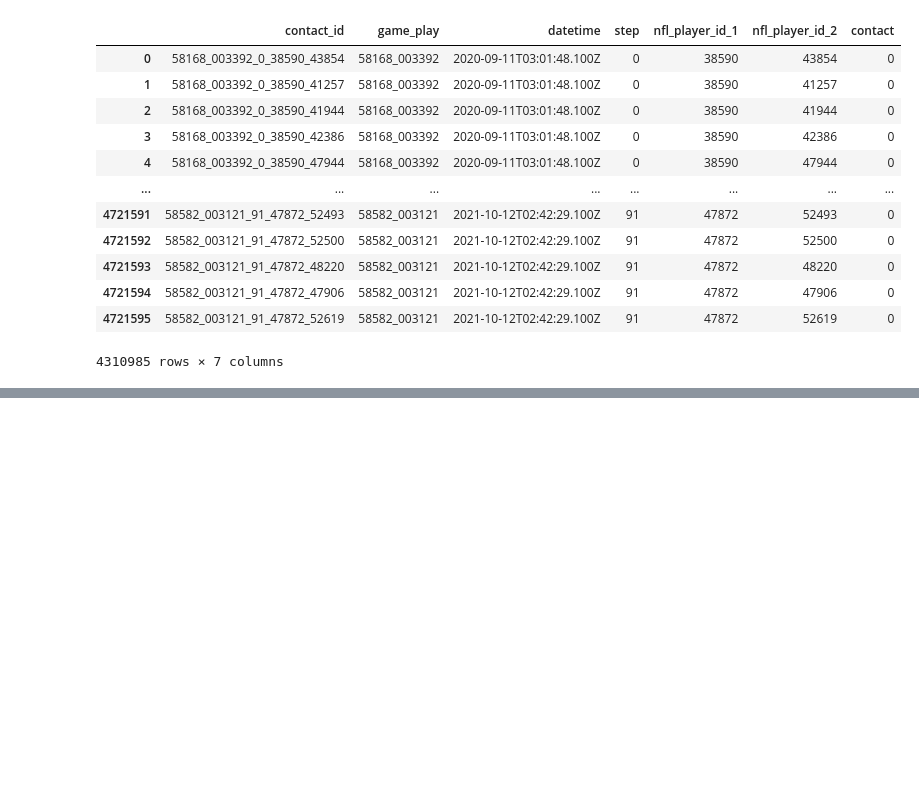
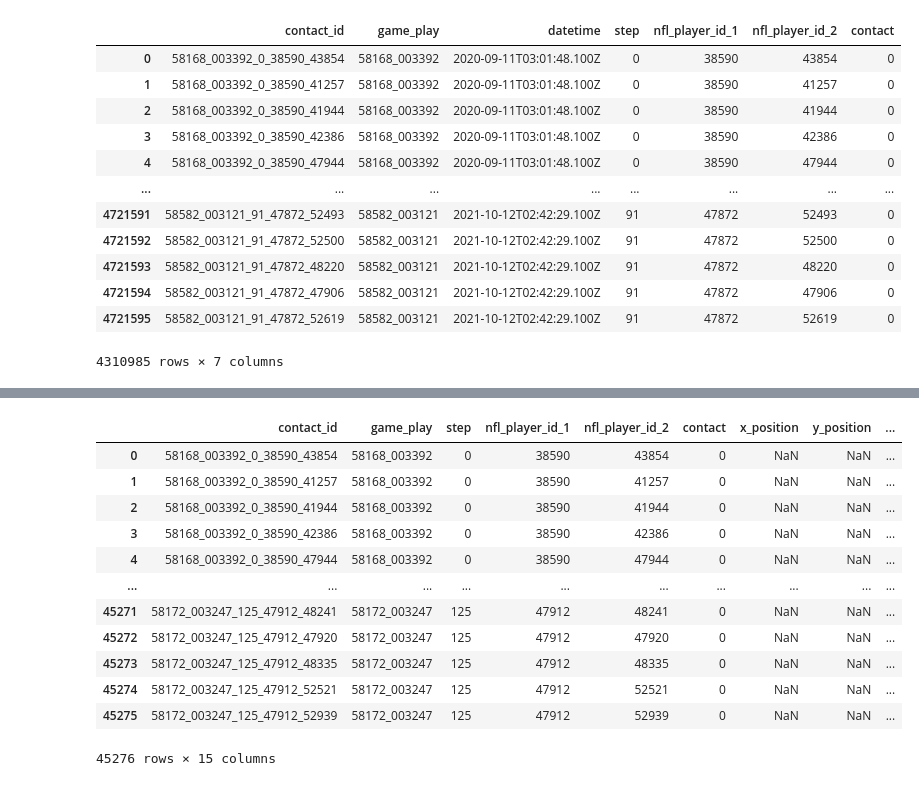
Before and after one commit to jjooki/Player-Contact-Detection, a Jupyter notebook: detection.ipynb, the cells around one changed output, grey strips where cells are left out. Drawn from its saved outputs; the diff is of its cells as text; code cells hidden in the pictures; blank space fills up the shorter version.

```diff
--- a/detection.ipynb
+++ b/detection.ipynb
@@ -485,0 +679,16 @@ def make_graph_tracking(tracking):
+# %%
+te_ground_contact_tracking
+# %% [output]
+|  | contact_id | game_play | step | nfl_player_id_1 | nfl_player_id_2 | contact | x_position | y_position | ... |
+| 0 | 58168_003392_0_38590_43854 | 58168_003392 | 0 | 38590 | 43854 | 0 | NaN | NaN | ... |
+| 1 | 58168_003392_0_38590_41257 | 58168_003392 | 0 | 38590 | 41257 | 0 | NaN | NaN | ... |
+| 2 | 58168_003392_0_38590_41944 | 58168_003392 | 0 | 38590 | 41944 | 0 | NaN | NaN | ... |
+| 3 | 58168_003392_0_38590_42386 | 58168_003392 | 0 | 38590 | 42386 | 0 | NaN | NaN | ... |
+| 4 | 58168_003392_0_38590_47944 | 58168_003392 | 0 | 38590 | 47944 | 0 | NaN | NaN | ... |
+| ... | ... | ... | ... | ... | ... | ... | ... | ... | ... |
+| 45271 | 58172_003247_125_47912_48241 | 58172_003247 | 125 | 47912 | 48241 | 0 | NaN | NaN | ... |
+| 45272 | 58172_003247_125_47912_47920 | 58172_003247 | 125 | 47912 | 47920 | 0 | NaN | NaN | ... |
+| 45273 | 58172_003247_125_47912_48335 | 58172_003247 | 125 | 47912 | 48335 | 0 | NaN | NaN | ... |
+| 45274 | 58172_003247_125_47912_52521 | 58172_003247 | 125 | 47912 | 52521 | 0 | NaN | NaN | ... |
+| 45275 | 58172_003247_125_47912_52939 | 58172_003247 | 125 | 47912 | 52939 | 0 | NaN | NaN | ... |
+45276 rows × 15 columns
```
Also changed, not shown: parts of 57 cells of this notebook.
